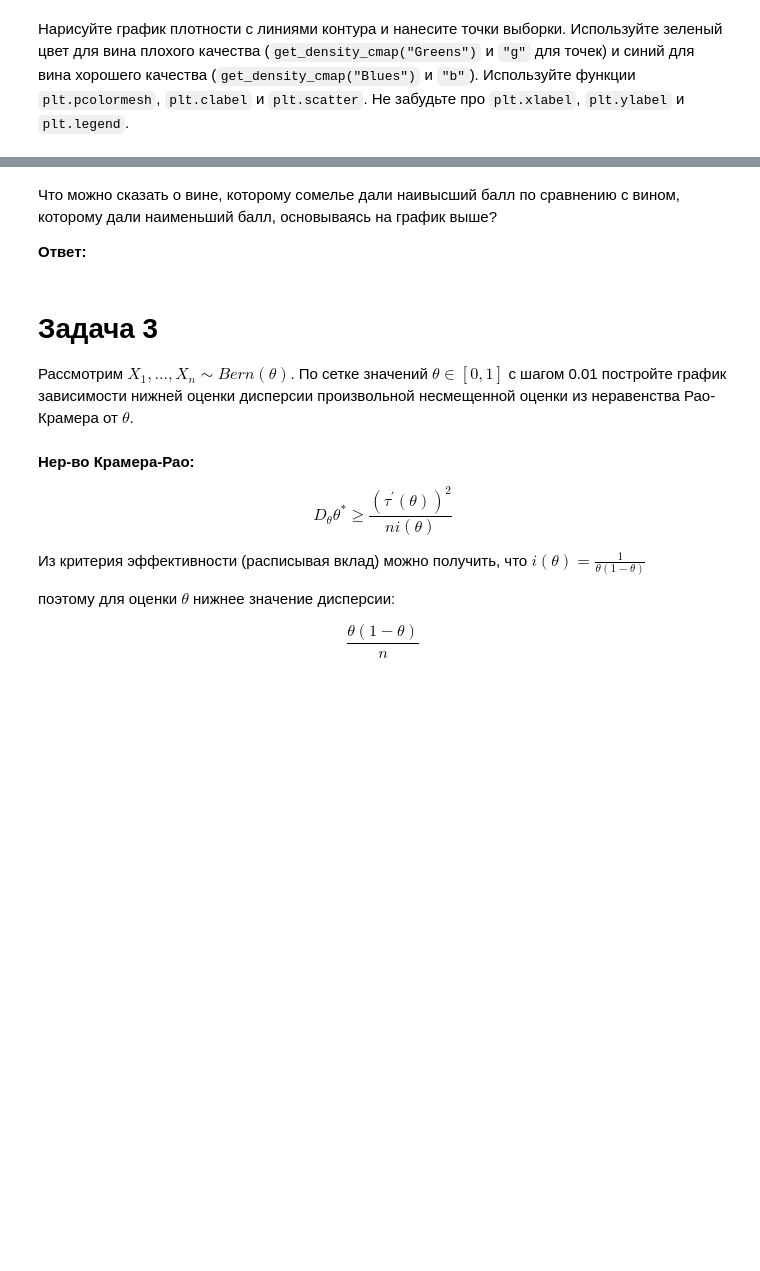
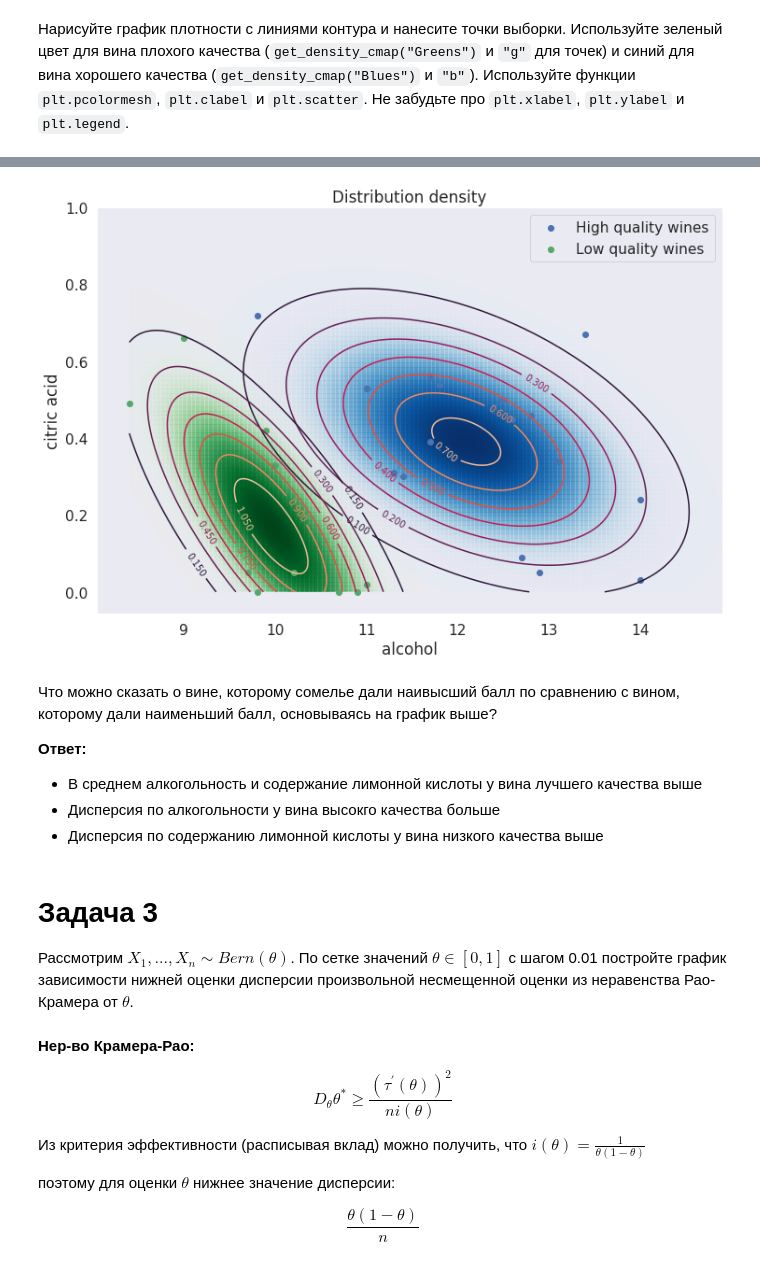
Before and after one commit to archie230/matstat_prac, a Jupyter notebook: Task3/hw3.ipynb, the cells around one changed output, grey strips where cells are left out. Cells and saved outputs as stored; diff of their text form; code cells hidden in the pictures; blank space fills up the shorter version.

```diff
--- a/Task3/hw3.ipynb
+++ b/Task3/hw3.ipynb
@@ -431,16 +444,14 @@ high_quality_data = data.loc[data.loc[:, "quality"] == 8, ["alcohol", "citric ac
 def NormMLE(X):
     # X matrix shape: (n_objects, n_features)
     mu = X.mean(axis=0)
-    sigma = (X-mu).T.dot((X-mu)) / X.shape[0]
+    sigma = np.cov(X.T)
 
     return mu, sigma
 
 mu_low_quality, sigma_low_quality = NormMLE(low_quality_data)
-assert np.all(np.linalg.eigvals(sigma_low_quality) > 0), "Covariation matrix must be положительно определена"
 print("mu and sigma for low quality wine \n", mu_low_quality, "\n", sigma_low_quality)
 
 mu_high_quality, sigma_high_quality = NormMLE(high_quality_data)
-assert np.all(np.linalg.eigvals(sigma_high_quality) > 0), "Covariation matrix must be положительно определена"
 print("mu and sigma for high quality wine \n", mu_high_quality, "\n", sigma_high_quality)
 # %% [output]
 mu and sigma for low quality wine
@@ -510,7 +475,82 @@ draw(low_quality_data, mu_low_quality, sigma_low_quality, "low quality wine", co
+# %%
+dots_num = 500
+
+y = np.linspace(data["citric acid"].min(), data["citric acid"].max(), dots_num, endpoint=True)
+x = np.linspace(data["alcohol"].min(), data["alcohol"].max(), dots_num, endpoint=True)
+grid = np.stack(np.meshgrid(x, y), axis=2)
+plt.figure(figsize=(12, 8))
+
+# high quality
+plt.pcolormesh(
+    x,
+    y,
+    sps.multivariate_normal.pdf(grid, mean=mu_high_quality, cov=sigma_high_quality),
+    cmap=get_density_cmap("Blues"),
+    label="High quality wines"
+)
+
+CS = plt.contour(
+    x,
+    y,
+    sps.multivariate_normal.pdf(grid, mean=mu_high_quality, cov=sigma_high_quality)
+)
+
+plt.clabel(
+    CS,
+    inline=1
+)
+
+plt.scatter(
+    data=data[data["quality"] == 8],
+    x="alcohol",
+    y="citric acid",
+    label="High quality wines",
+    c="b"
+)
+
+# low quality
+plt.pcolormesh(
+    x,
+    y,
+    sps.multivariate_normal.pdf(grid, mean=mu_low_quality, cov=sigma_low_quality),
+    cmap=get_density_cmap("Greens"),
+    label="Low quality wines"
+)
+
+CS = plt.contour(
+    x,
+    y,
+    sps.multivariate_normal.pdf(grid, mean=mu_low_quality, cov=sigma_low_quality)
+)
+
+plt.clabel(
+    CS,
+    inline=1
+)
+
+plt.scatter(
+    data=data[data["quality"] == 3],
+    x="alcohol",
+    y="citric acid",
+    label="Low quality wines",
+    c="g"
+)
+
+
+plt.title("Distribution density")
+plt.xlabel("alcohol")
+plt.ylabel("citric acid")
+plt.legend()
+plt.show()
+# %% [output]
+[figure, added]
 # %% [markdown]
 Что можно сказать о вине, которому сомелье дали наивысший балл по сравнению с вином, которому дали наименьший балл, основываясь на график выше?
 
 **Ответ:**
+- В среднем алкогольность и содержание лимонной кислоты у вина лучшего качества выше
+- Дисперсия по алкогольности у вина высокго качества больше
+- Дисперсия по содержанию лимонной кислоты у вина низкого качества выше
 # %% [markdown]
 # Задача 3
 
```
Also changed, not shown: parts of 9 cells of this notebook.
